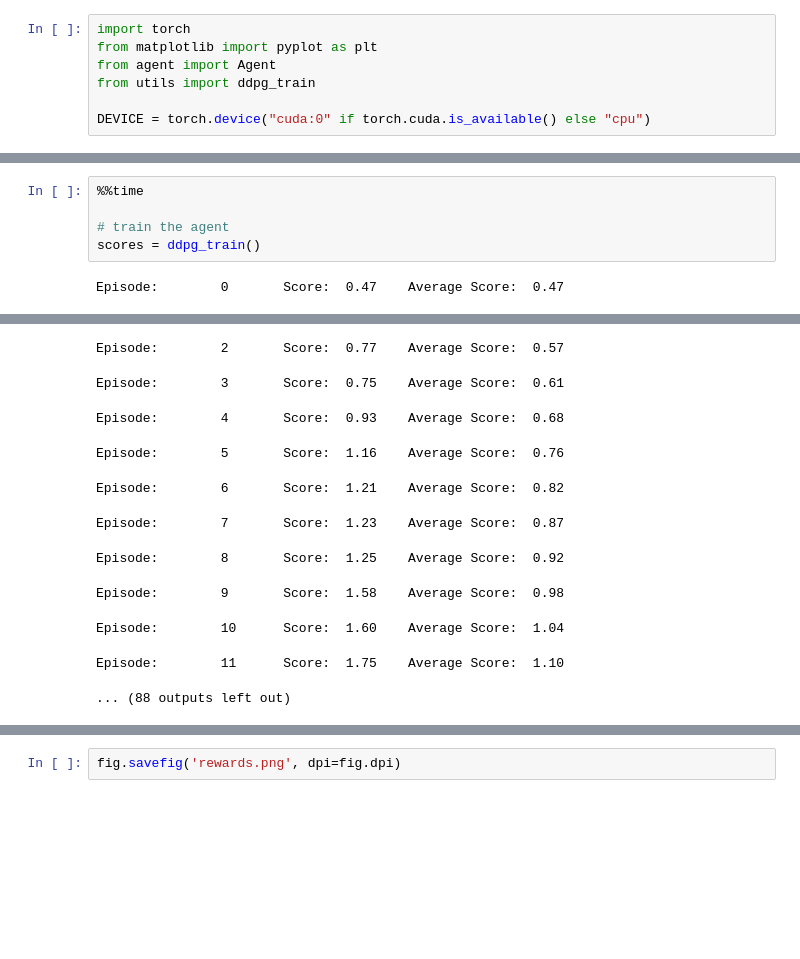
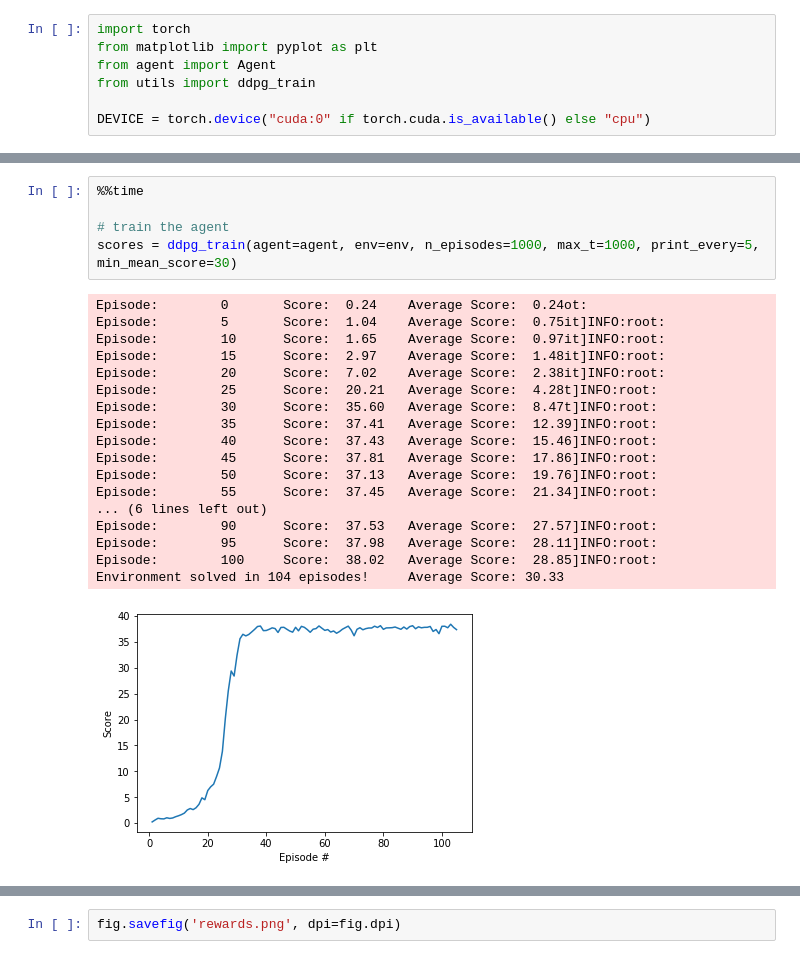
Before and after one commit to vaxherra/DeepRL-Continuous-Control, a Jupyter notebook: Continuous_Control.ipynb, the cells around one changed output, grey strips where cells are left out. Drawn from its saved outputs; the diff is of its cells as text; blank space fills up the shorter version.

```diff
--- a/Continuous_Control.ipynb
+++ b/Continuous_Control.ipynb
@@ -142,7 +153,24 @@ agent = Agent(device=DEVICE, state_size=state_size, n_agents=num_agents, action_
 # %%
 %%time
 
 # train the agent
-scores = ddpg_train()
+scores = ddpg_train(agent=agent, env=env, n_episodes=1000, max_t=1000, print_every=5, min_mean_score=30)
 # %% [output]
-Episode:        0       Score:  0.47    Average Score:  0.47
+Episode:        0       Score:  0.24    Average Score:  0.24ot:
+Episode:        5       Score:  1.04    Average Score:  0.75it]INFO:root:
+Episode:        10      Score:  1.65    Average Score:  0.97it]INFO:root:
+Episode:        15      Score:  2.97    Average Score:  1.48it]INFO:root:
+Episode:        20      Score:  7.02    Average Score:  2.38it]INFO:root:
+Episode:        25      Score:  20.21   Average Score:  4.28t]INFO:root:
+Episode:        30      Score:  35.60   Average Score:  8.47t]INFO:root:
+Episode:        35      Score:  37.41   Average Score:  12.39]INFO:root:
+Episode:        40      Score:  37.43   Average Score:  15.46]INFO:root:
+Episode:        45      Score:  37.81   Average Score:  17.86]INFO:root:
+Episode:        50      Score:  37.13   Average Score:  19.76]INFO:root:
+Episode:        55      Score:  37.45   Average Score:  21.34]INFO:root:
+... (6 lines left out)
+Episode:        90      Score:  37.53   Average Score:  27.57]INFO:root:
+Episode:        95      Score:  37.98   Average Score:  28.11]INFO:root:
+Episode:        100     Score:  38.02   Average Score:  28.85]INFO:root:
+Environment solved in 104 episodes!     Average Score: 30.33
+[figure, added]
@@ -150,14 +179,3 @@ Episode:        1       Score:  0.47    Average Score:  0.47
-Episode:        2       Score:  0.77    Average Score:  0.57
-Episode:        3       Score:  0.75    Average Score:  0.61
-Episode:        4       Score:  0.93    Average Score:  0.68
-Episode:        5       Score:  1.16    Average Score:  0.76
-Episode:        6       Score:  1.21    Average Score:  0.82
-Episode:        7       Score:  1.23    Average Score:  0.87
-Episode:        8       Score:  1.25    Average Score:  0.92
-Episode:        9       Score:  1.58    Average Score:  0.98
-Episode:        10      Score:  1.60    Average Score:  1.04
-Episode:        11      Score:  1.75    Average Score:  1.10
-... (88 outputs left out)
 # %%
 fig = plt.figure()
 ax = fig.add_subplot(111)
```
Also changed, not shown: parts of 6 cells of this notebook.
